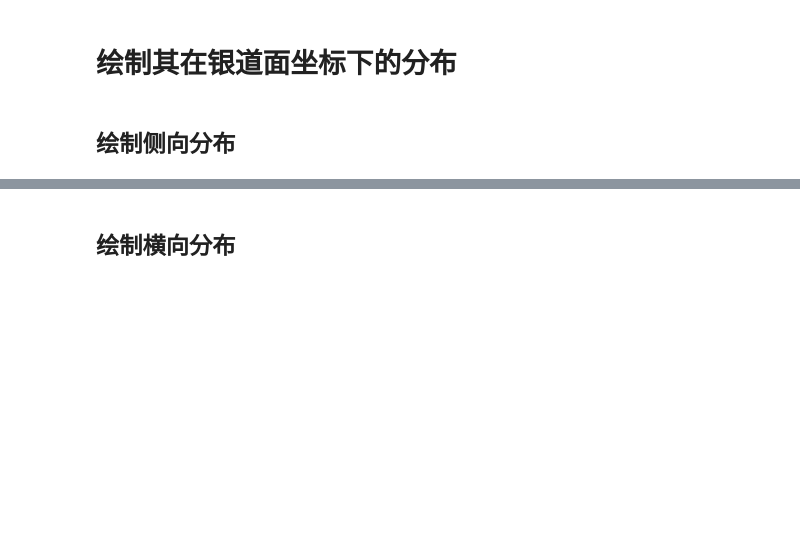
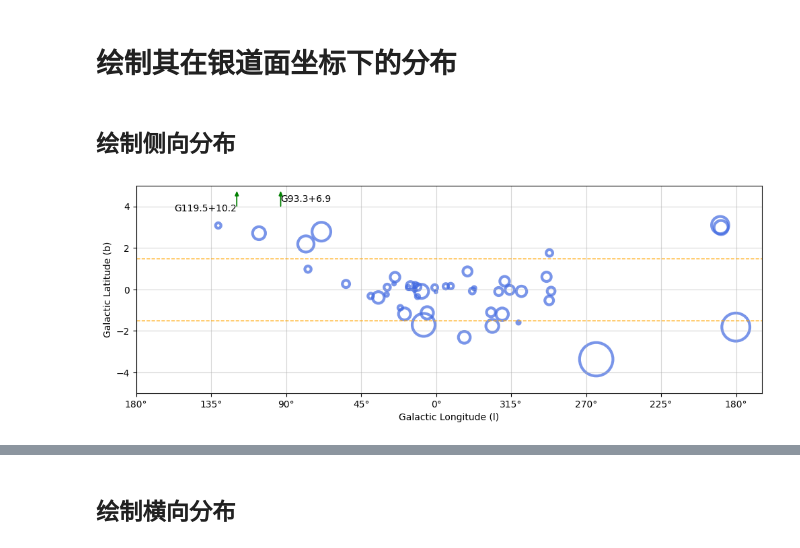
Before and after one commit to whjing/radioAstro, a Jupyter notebook: composite-snr/code/1.plot.in.galactic.ipynb, the cells around one changed output, grey strips where cells are left out. Drawn from its saved outputs; the diff is of its cells as text; code cells hidden in the pictures; blank space fills up the shorter version.

```diff
--- a/composite-snr/code/1.plot.in.galactic.ipynb
+++ b/composite-snr/code/1.plot.in.galactic.ipynb
@@ -12,4 +12,88 @@ import pandas as pd
 # 遍历数据，直接转换为银道坐标 l 和 b
 l_list = []
 b_list = []
+# %%
+import pandas as pd
+import numpy as np
+import matplotlib.pyplot as plt
+from astropy.coordinates import SkyCoord
+import astropy.units as u
+# 调大字体
+plt.rcParams.update({'font.size': 10})
+
+# 读取 CSV 文件
+df = pd.read_csv("../cat/three-cat.csv")
+
+# 初始化用于存储经度和纬度的列表
+l_list = []
+b_list = []
+names = []  # 存储源名
+
+# 遍历 DataFrame 以转换 RA 和 Dec 到银河坐标系
+for index, row in df.iterrows():
+    # 将 RA 和 Dec 解析为 SkyCoord 对象
+    c = SkyCoord(row["J2000_ra (hh:mm:ss)"],
+                 row["J2000_dec (dd:mm:ss)"],
+                 frame="icrs", unit=(u.hourangle, u.deg))
+    # 转换为银河坐标
+    l_list.append(c.galactic.l.value if c.galactic.l.value < 180 else c.galactic.l.value - 360)
+    b_list.append(c.galactic.b.value)
+    names.append(row["name"])
+
+# 创建图形
+plt.figure(figsize=(12, 4))
+ax = plt.subplot(111)
+
+# 根据角尺寸设置散点的大小
+sizes = df['size_coarse (arcmin)'].apply(lambda x: float(x) if x != '?' else 0)  # 处理问号值
+
+# 筛选出纬度在 [-10, 10] 之间的点
+mask = (-10 <= np.array(b_list)) & (np.array(b_list) <= 10)
+
+ax.axhline(-1.5, color='orange', linestyle='--', linewidth=1)
+ax.axhline(1.5, color='orange', linestyle='--', linewidth=1)
+
+# 绘制符合条件的点
+ax.scatter(np.array(l_list)[mask], np.array(b_list)[mask],
+           s=sizes[mask] * 5, alpha=0.7, facecolors='none', edgecolors='royalblue', linewidth=3)
+
+i_t = 0
+# 对于纬度大于 10 度的点，添加箭头和名称
+for i, b in enumerate(b_list):
+    if b > 5:  # 纬度大于 5 的点
+        if i_t == 0:
+            ax.arrow(l_list[i], 4, 0, 0.5, head_width=2, head_length=0.2, fc='green', ec='green')
+            ax.annotate(names[i], (l_list[i], 4), textcoords="offset points", xytext=(0, 5), ha='left', color='black')
+        else:
+            ax.arrow(l_list[i], 4, 0, 0.5, head_width=2, head_length=0.2, fc='green', ec='green')
+            ax.annotate(names[i], (l_list[i], 4), textcoords="offset points", xytext=(0, -5), ha='right', color='black')
+
+        i_t = 1 - i_t
+
+# # 将0°经度设置到中心
+# ax.set_xlim(-180, 180)
+
+# 设置图形的网格
+ax.grid(True, alpha=0.5)
+
+# 设置图形标题和轴标签
+plt.xlabel("Galactic Longitude (l)")
+plt.ylabel("Galactic Latitude (b)")
+
+# 设置纬度范围
+plt.ylim(-5, 5)
+
+# X轴反过来
+
+ax.invert_xaxis()
+# # 添加经度标签（将原始的 0-360 经度变为 -180 到 180 经度）
+ax.set_xticks(np.arange(180, -181, -45))
+ax.set_xticklabels(["180°", "135°", "90°", "45°", "0°", "315°", "270°", "225°", "180°"])
+# 显示图形
+
+
+plt.savefig("../figures/galactic_distribution_l.png", dpi=300)
+plt.show()
+# %% [output]
+[figure, added]
 # %%
```
Also changed, not shown: parts of 7 cells of this notebook, 4 other files.
